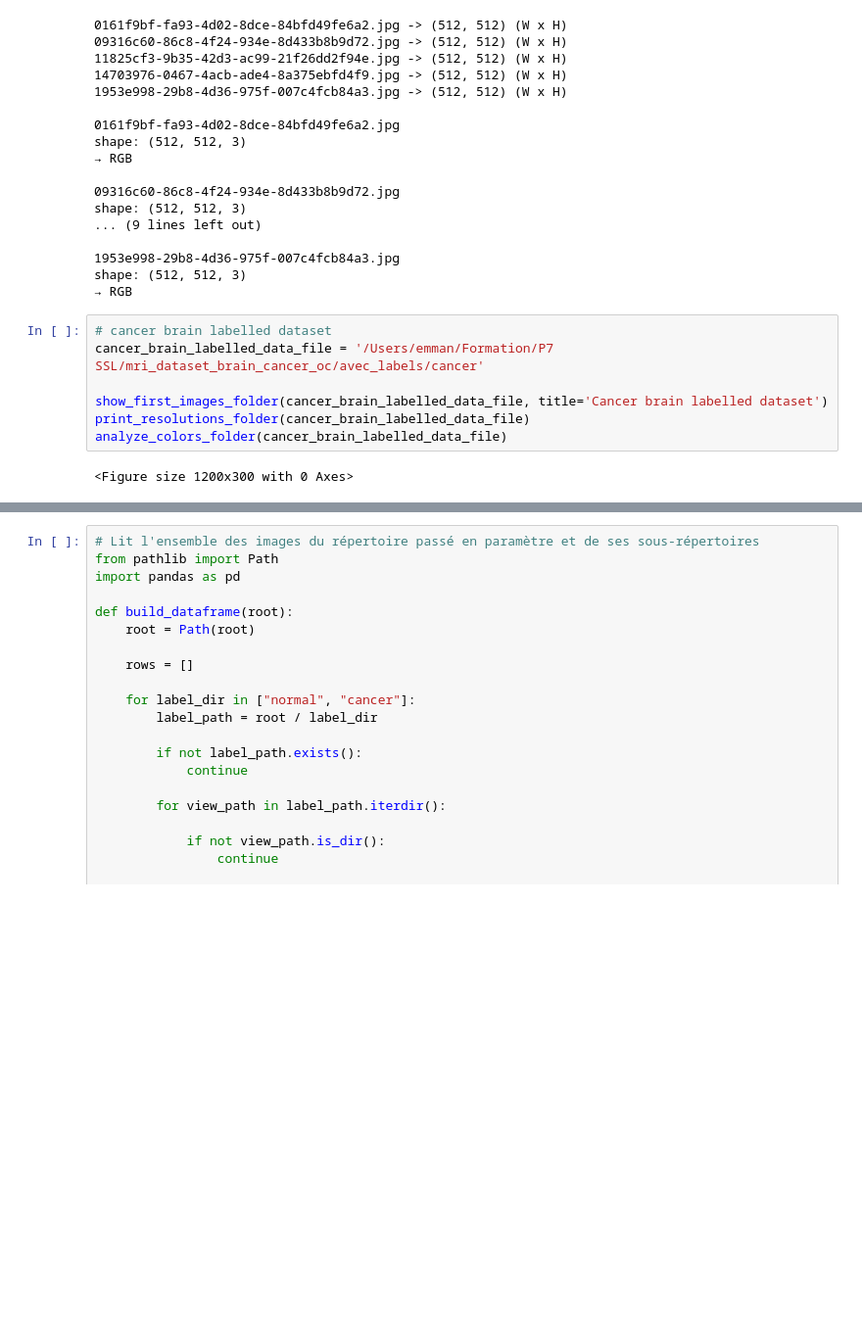
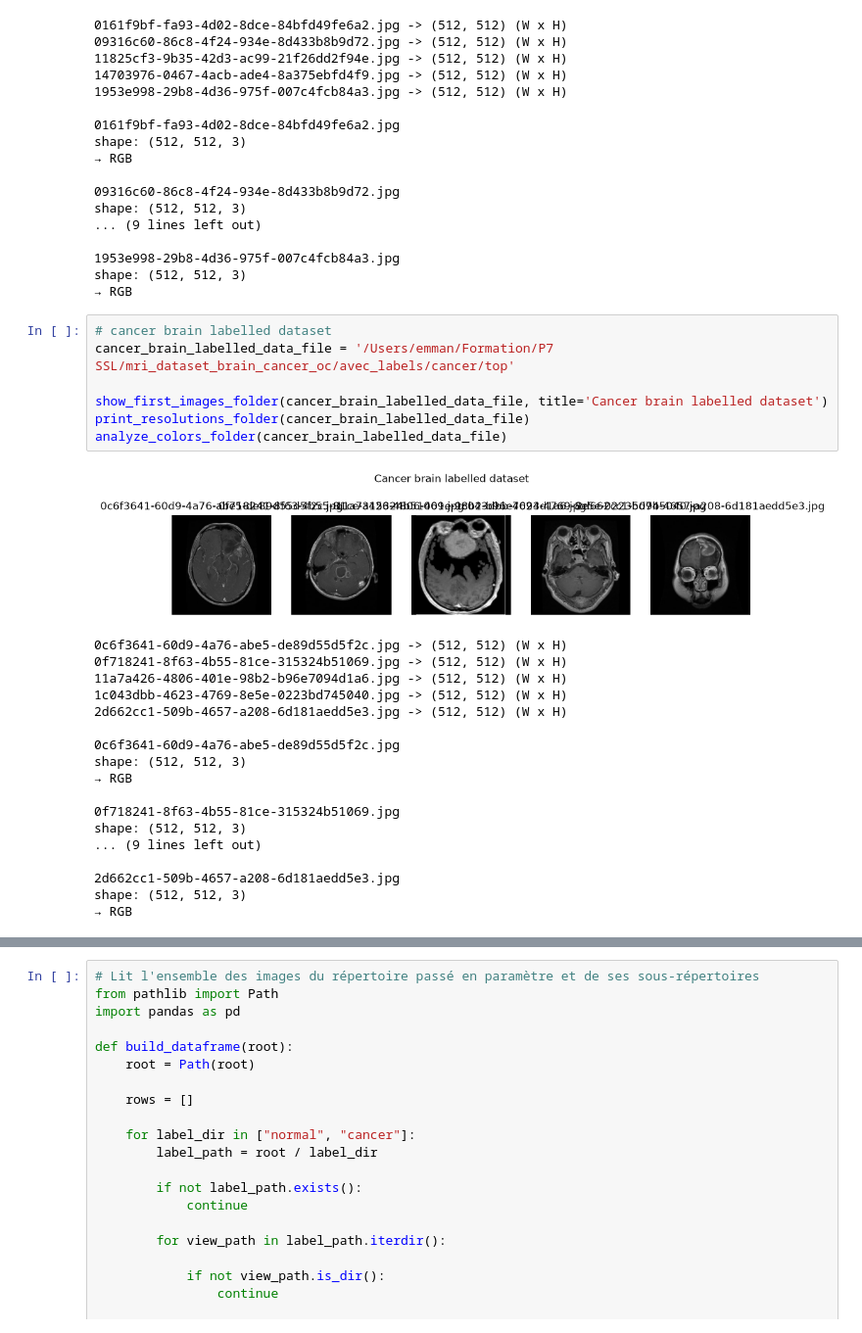
Before and after one commit to ManuHoudin/Brain_SSL, a Jupyter notebook: Brain_Modelling/Brain_modelling.ipynb, the cells around one changed output, grey strips where cells are left out. Shown at 98% size. Drawn from its saved outputs; the diff is of its cells as text; blank space fills up the shorter version.

```diff
--- a/Brain_Modelling/Brain_modelling.ipynb
+++ b/Brain_Modelling/Brain_modelling.ipynb
@@ -97,12 +97,29 @@ shape: (512, 512, 3)
 → RGB
 # %%
 # cancer brain labelled dataset
-cancer_brain_labelled_data_file = '/Users/emman/Formation/P7 SSL/mri_dataset_brain_cancer_oc/avec_labels/cancer'
+cancer_brain_labelled_data_file = '/Users/emman/Formation/P7 SSL/mri_dataset_brain_cancer_oc/avec_labels/cancer/top'
 
 show_first_images_folder(cancer_brain_labelled_data_file, title='Cancer brain labelled dataset')
 print_resolutions_folder(cancer_brain_labelled_data_file)
 analyze_colors_folder(cancer_brain_labelled_data_file)
 # %% [output]
+[figure, added]
-<Figure size 1200x300 with 0 Axes>
+0c6f3641-60d9-4a76-abe5-de89d55d5f2c.jpg -> (512, 512) (W x H)
+0f718241-8f63-4b55-81ce-315324b51069.jpg -> (512, 512) (W x H)
+11a7a426-4806-401e-98b2-b96e7094d1a6.jpg -> (512, 512) (W x H)
+1c043dbb-4623-4769-8e5e-0223bd745040.jpg -> (512, 512) (W x H)
+2d662cc1-509b-4657-a208-6d181aedd5e3.jpg -> (512, 512) (W x H)
+
+0c6f3641-60d9-4a76-abe5-de89d55d5f2c.jpg
+shape: (512, 512, 3)
+→ RGB
+
+0f718241-8f63-4b55-81ce-315324b51069.jpg
+shape: (512, 512, 3)
+... (9 lines left out)
+
+2d662cc1-509b-4657-a208-6d181aedd5e3.jpg
+shape: (512, 512, 3)
+→ RGB
 # %%
 # Unlabelled dataset
```
Also changed, not shown: parts of 3 cells of this notebook, 3 other files.
